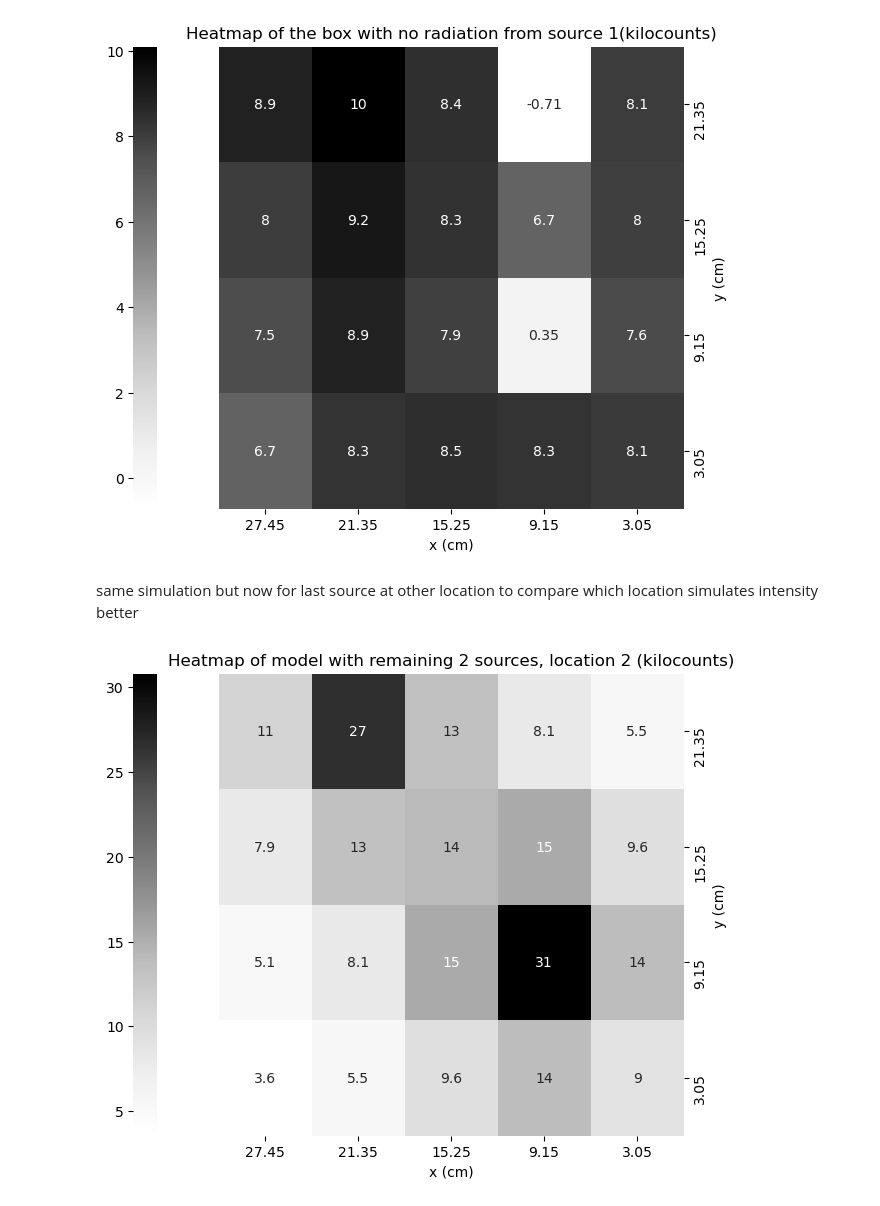
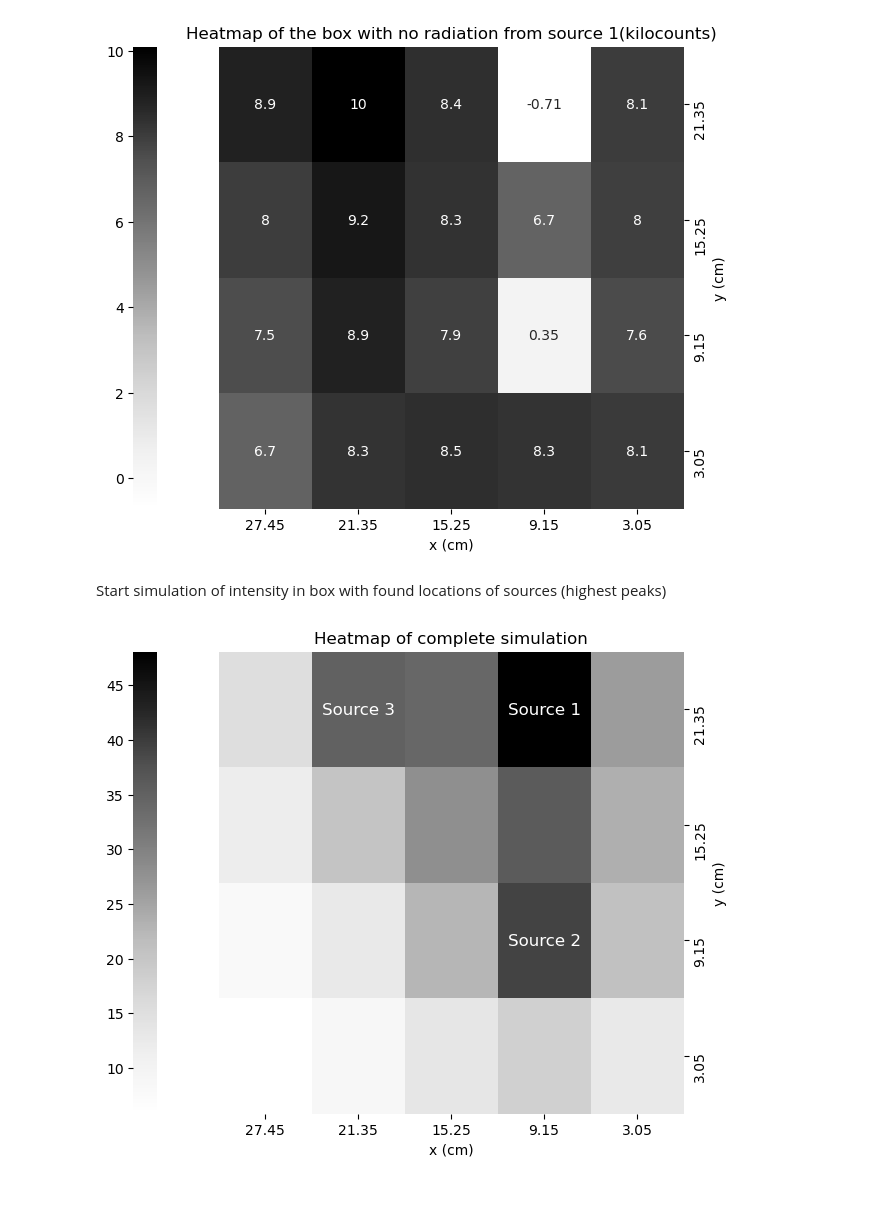
Before and after one commit to jrc-rodriguez/particle_physics, a Jupyter notebook: particle_physics.ipynb, the cells around one changed output. Cells and saved outputs as stored; diff of their text form; code cells hidden in the pictures.

```diff
--- a/particle_physics.ipynb
+++ b/particle_physics.ipynb
@@ -283,18 +277,22 @@ plt.ylabel("y (cm)")
 plt.show()
 # %% [output]
 [figure]
-# %% [markdown]
-same simulation but now for last source at other location to compare which location simulates intensity better
+# %% [markdown]
+Start simulation of intensity in box with found locations of sources (highest peaks)
 # %%
-counts_source_1 =  29 # kilo counts
+counts_source_1 =  40 # kilo counts
 counts_1 = []
-counts_source_2 =  24 # kilo counts
+counts_source_2 =  29 # kilo counts
 counts_2 = []
+counts_source_3 = 24
+counts_3 = []
 
 r1x_positions = [-6.1, 0, 6.1, 12.2, 18.3]
-r1y_positions = [-6.1, 0, 6.1, 12.2]
-r2x_positions = [-18.3, -12.2, -6.1, 0, 6.1]
-r2y_positions = [-18.3, -12.2, -6.1, 0]
+r1y_positions = [-18.3, -12.2, -6.1, 0]
+r2x_positions = [-6.1, 0, 6.1, 12.2, 18.3]
+r2y_positions = [-6.1, 0, 6.1, 12.2]
+r3x_positions = [-18.3, -12.2, -6.1, 0, 6.1]
+r3y_positions = [-18.3, -12.2, -6.1, 0]
 
 for y in r1y_positions:
     for x in r1x_positions:
@@ -306,25 +304,43 @@ for y in r2y_positions:
         r = np.sqrt(x ** 2 + y ** 2)
         counts_2.append(counts_source_2 ** 2 / (r ** 2 + counts_source_2))
 
+for y in r3y_positions:
+    for x in r3x_positions:
+        r = np.sqrt(x ** 2 + y ** 2)
+        counts_3.append(counts_source_3 ** 2 / (r ** 2 + counts_source_3))
+
+
 counts_1 = np.array(counts_1)
 counts_1 = np.array(counts_1).reshape(4, 5)
 
 counts_2 = np.array(counts_2)
 counts_2 = np.array(counts_2).reshape(4, 5)
 
-counts = counts_1 + counts_2
+counts_3 = np.array(counts_3)
+counts_3 = np.array(counts_3).reshape(4, 5)
+
+counts = counts_1 + counts_2 + counts_3
 # %%
 fig, ax = plt.subplots(figsize=(8, 6))
-heatmap = sb.heatmap(counts, annot=True, xticklabels=x_positions, yticklabels=y_positions, cmap = "Greys", cbar_kws={"location": "left"})
+heatmap = sb.heatmap(counts, annot=False, xticklabels=x_positions, yticklabels=y_positions, cmap = "Greys", cbar_kws={"location": "left"})
 
 ax.invert_yaxis()
 ax.invert_xaxis()
 
 ax.yaxis.tick_right()
 ax.yaxis.set_label_position("right")
-plt.title("Heatmap of model with remaining 2 sources, location 2 (kilocounts)")
+plt.title("Heatmap of complete simulation")
+text_coord = [
+    (1.5, 1.5, "Source 2"),
+    (1.5, 3.5, "Source 1"),
+    (3.5, 3.5, "Source 3")
+]
+
+# Plaats de tekst
+for x, y, text in text_coord:
+    plt.text(x, y, text, color="white", ha="center", va="center", fontsize=12)
 plt.xlabel("x (cm)")
 plt.ylabel("y (cm)")
 plt.show()
 # %% [output]
-[figure, old version]
+[figure, new version]
```
Also changed, not shown: parts of 4 cells of this notebook, 1 other file.
